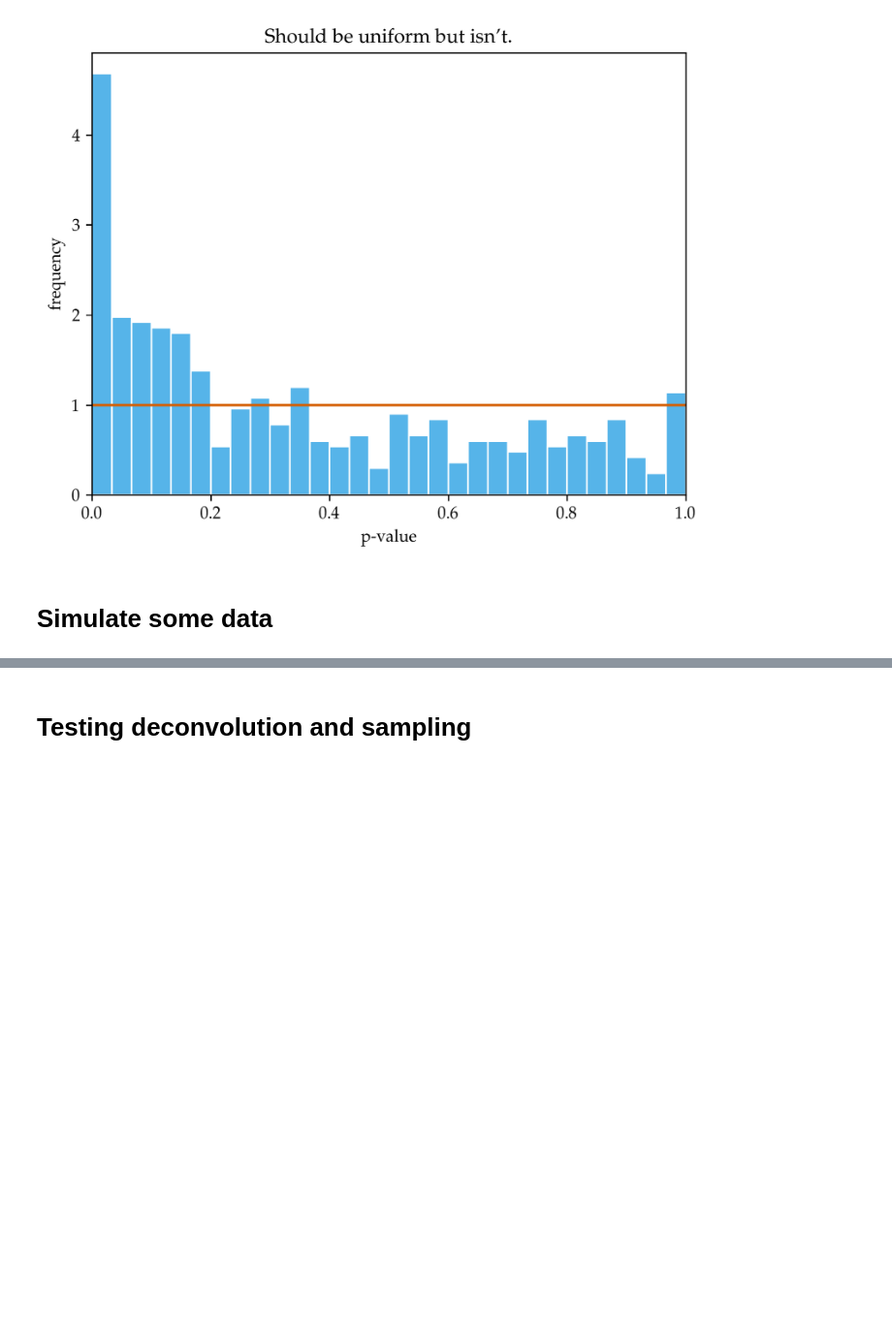
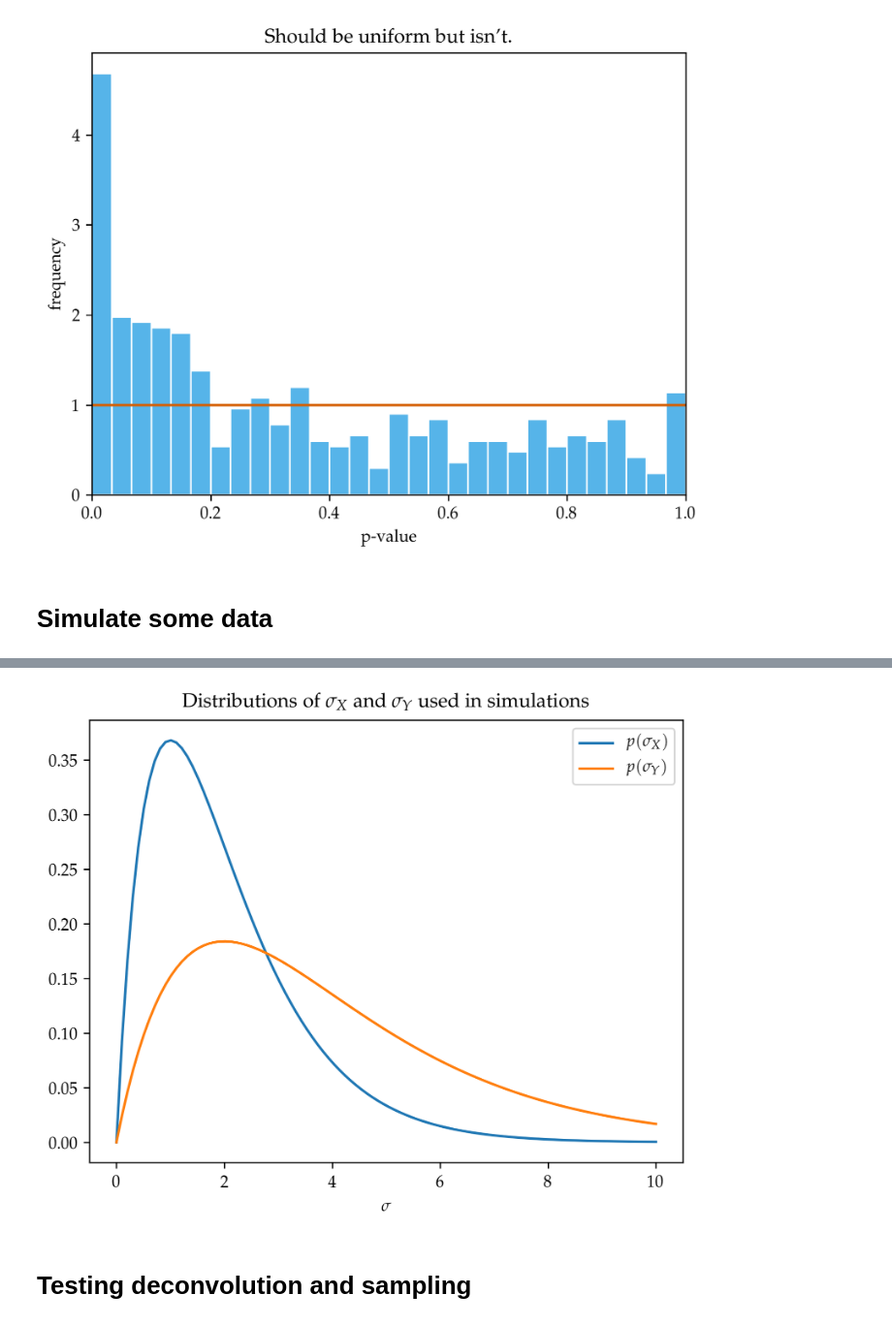
Before and after one commit to maximerischard/DeconvolutionTests.jl, a Jupyter notebook: notebooks/BootstrapTest.ipynb, the cells around one changed output, grey strips where cells are left out. Shown at 97% size. Cells and saved outputs as stored; diff of their text form; code cells hidden in the pictures; blank space fills up the shorter version.

```diff
--- a/notebooks/BootstrapTest.ipynb
+++ b/notebooks/BootstrapTest.ipynb
@@ -230,8 +142,13 @@ sim
 # %%
 xx = linspace(0, 10, 100)
-plt.plot(xx, pdf.(Gamma(2.0, 1.0), xx))
-plt.plot(xx, pdf.(Gamma(2.0, 2.0), xx))
+plt.plot(xx, pdf.(sim_hetero[:σ_X_distr], xx), label=L"p(\sigma_X)")
+plt.plot(xx, pdf.(sim_hetero[:σ_Y_distr], xx), label=L"p(\sigma_Y)")
 plt.title(L"Distributions of $\sigma_X$ and $\sigma_Y$ used in simulations")
+plt.legend(loc="upper right")
+plt.xlabel(L"\sigma")
+;
+# %% [output]
+[figure, added]
 # %% [markdown]
 # Testing deconvolution and sampling
 # %%
```
Also changed, not shown: parts of 21 cells of this notebook.
